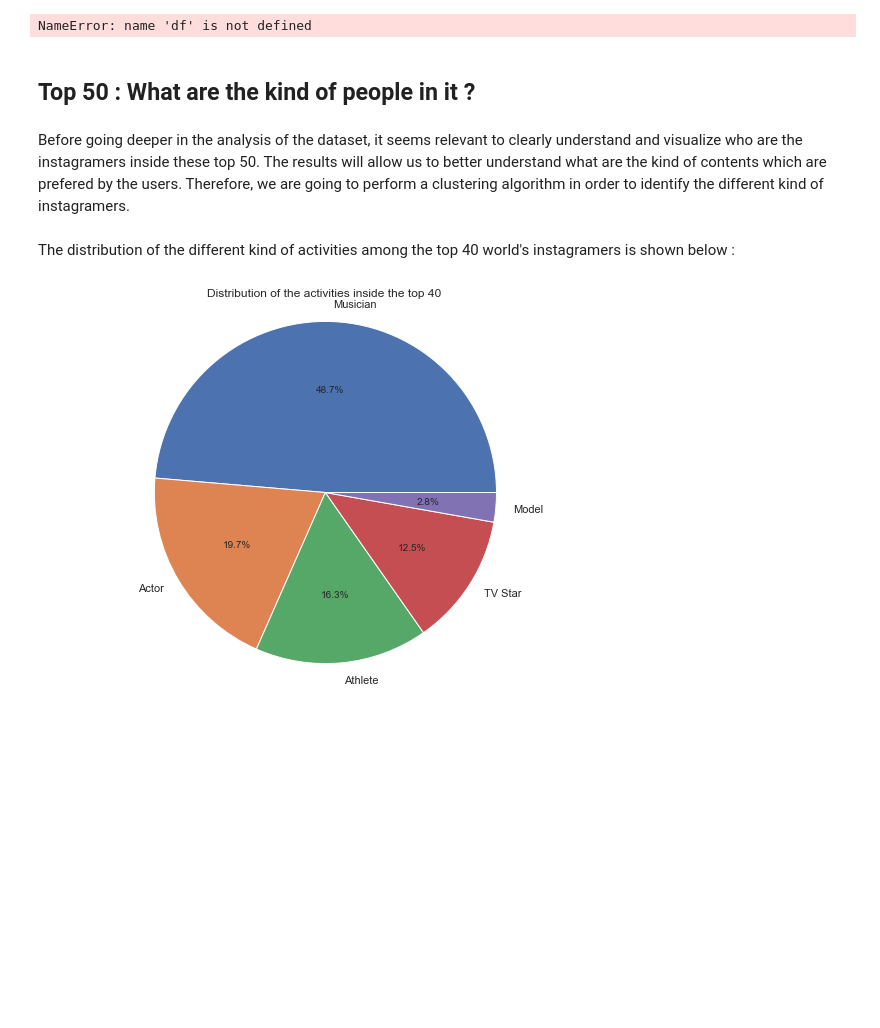
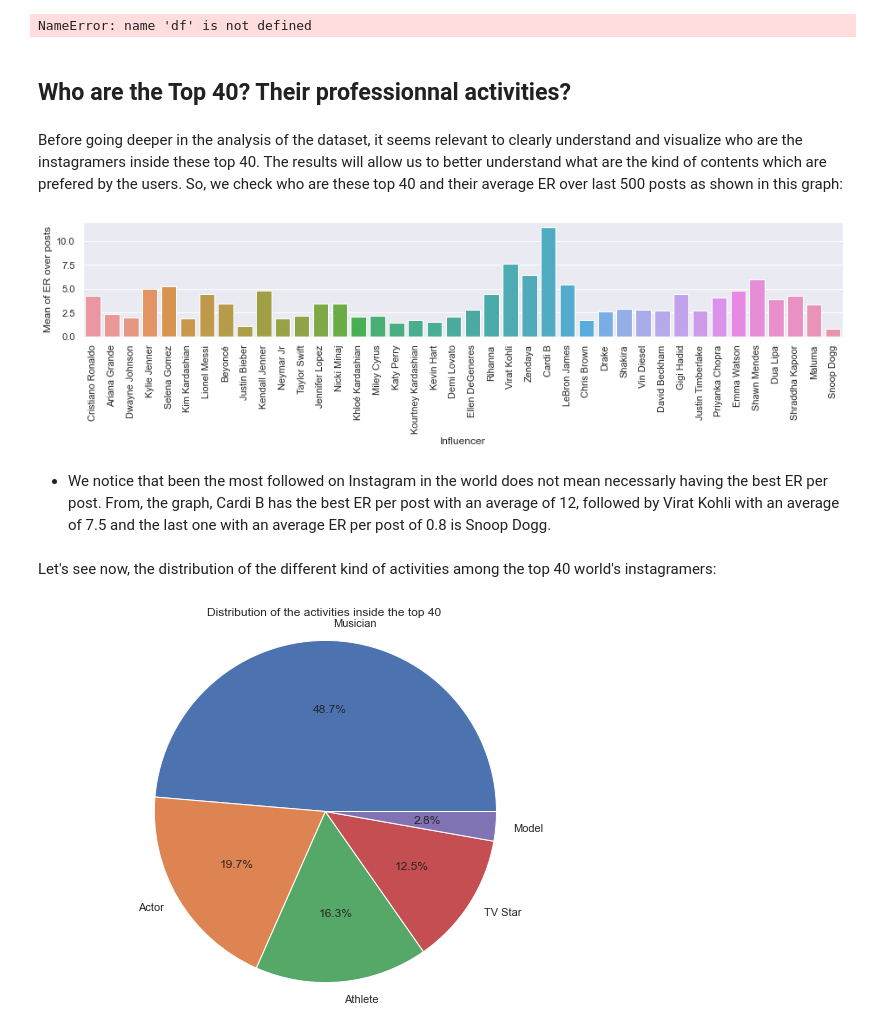
Before and after one commit to BadrAlpha07/Data-Camp-Project, a Jupyter notebook: engagement_rate_starting_kit.ipynb, the cells around one changed output. Drawn from its saved outputs; the diff is of its cells as text; code cells hidden in the pictures; blank space fills up the shorter version.

```diff
--- a/engagement_rate_starting_kit.ipynb
+++ b/engagement_rate_starting_kit.ipynb
@@ -228,12 +228,24 @@ df.dtypes
 df['ER'] = ((df['num_likes'] + df['num_comments'])/df['num_followers_t'])*100
 #Count the number of words in the description
 df['num_words'] = pd.Series([len(re.findall(r'\w+', line)) for line in df['post_description']])
-# %% [markdown]
-## Top 50 : What are the kind of people in it ?
+# %% [markdown]
+## Who are the Top 40? Their professionnal activities?
 # %% [markdown]
-Before going deeper in the analysis of the dataset, it seems relevant to clearly understand and visualize who are the instagramers inside these top 50. The results will allow us to better understand what are the kind of contents which are prefered by the users. Therefore, we are going to perform a clustering algorithm in order to identify the different kind of instagramers.
+Before going deeper in the analysis of the dataset, it seems relevant to clearly understand and visualize who are the instagramers inside these top 40. The results will allow us to better understand what are the kind of contents which are prefered by the users. So, we check who are these top 40 and their average ER over last 500 posts as shown in this graph:
+# %%
+plt.figure(figsize=(13,4))
+ax = sns.barplot(x="influencer", y="ER", data=df, ci=None)
+plt.ylabel('Mean of ER over posts')
+plt.xlabel('Influencer')
+for item in ax.get_xticklabels():
+    item.set_rotation(90)
+plt.tight_layout()
+# %% [output]
+[figure, added]
+# %% [markdown]
+* We notice that been the most followed on Instagram in the world does not mean necessarly having the best ER per post. From, the graph, Cardi B has the best ER per post with an average of 12, followed by Virat Kohli  with an average of 7.5 and the last one with an average ER per post of 0.8 is Snoop Dogg.
 # %% [markdown]
-The distribution of the different kind of activities among the top 40 world's instagramers is shown below :
+Let's see now, the distribution of the different kind of activities among the top 40 world's instagramers:
 # %%
 activity = df['pr_activity'].value_counts() / df.shape[0]
 
```
Also changed, not shown: parts of 44 cells of this notebook.
